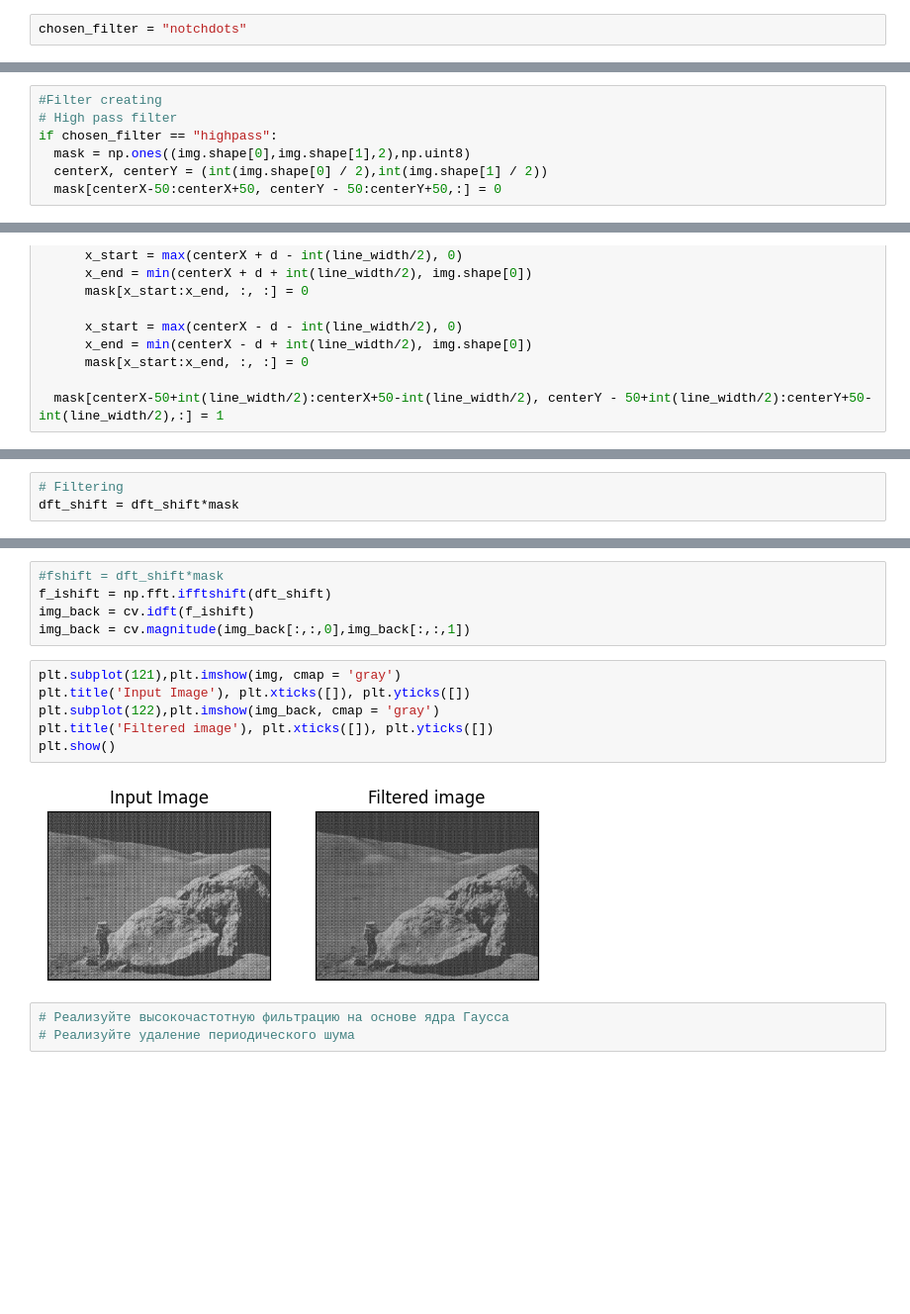
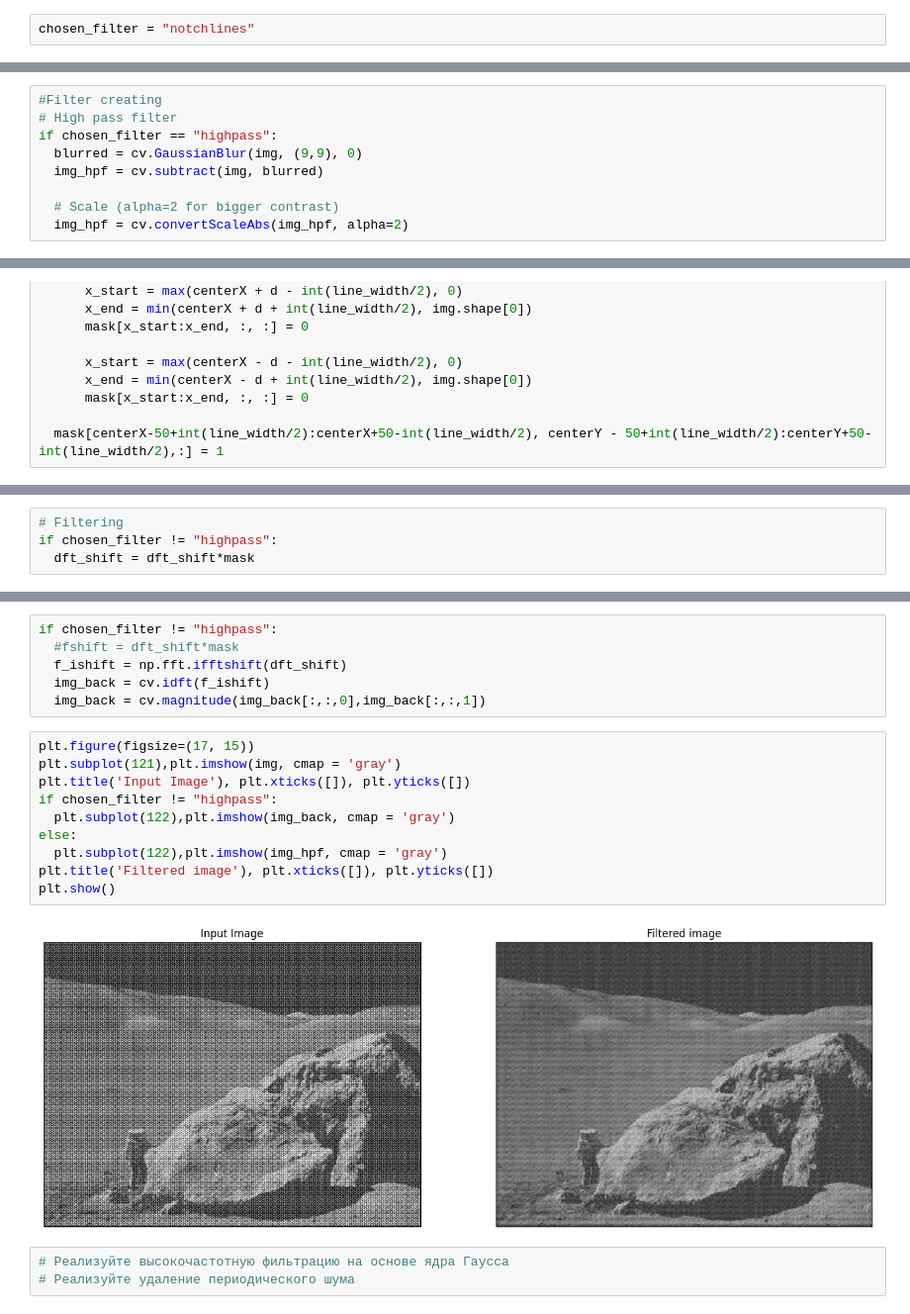
Before and after one commit to otherdelusions/IP_Practice, a Jupyter notebook: Practice_5/Practice_5_fft.ipynb, the cells around one changed output, grey strips where cells are left out. Shown at 99% size. Cells and saved outputs as stored; diff of their text form; blank space fills up the shorter version.

```diff
--- a/Practice_5/Practice_5_fft.ipynb
+++ b/Practice_5/Practice_5_fft.ipynb
@@ -18,7 +18,7 @@ plt.show()
 # %% [output]
 [figure]
 # %%
-chosen_filter = "notchdots"
+chosen_filter = "notchlines"
 # %%
 #Filter creating
 # Low pass filter
@@ -30,6 +32,8 @@ if chosen_filter == "lowpass":
 #Filter creating
 # High pass filter
 if chosen_filter == "highpass":
-  mask = np.ones((img.shape[0],img.shape[1],2),np.uint8)
-  centerX, centerY = (int(img.shape[0] / 2),int(img.shape[1] / 2))
-  mask[centerX-50:centerX+50, centerY - 50:centerY+50,:] = 0
+  blurred = cv.GaussianBlur(img, (9,9), 0)
+  img_hpf = cv.subtract(img, blurred)
+
+  # Scale (alpha=2 for bigger contrast)
+  img_hpf = cv.convertScaleAbs(img_hpf, alpha=2)
@@ -95,4 +101,5 @@ plt.imshow(mask[:,:,0], cmap = 'gray')
 # %%
 # Filtering
-dft_shift = dft_shift*mask
+if chosen_filter != "highpass":
+  dft_shift = dft_shift*mask
 # %%
@@ -104,16 +111,21 @@ plt.imshow(filtering_magn_res, cmap='gray')
 # %%
-#fshift = dft_shift*mask
-f_ishift = np.fft.ifftshift(dft_shift)
-img_back = cv.idft(f_ishift)
-img_back = cv.magnitude(img_back[:,:,0],img_back[:,:,1])
+if chosen_filter != "highpass":
+  #fshift = dft_shift*mask
+  f_ishift = np.fft.ifftshift(dft_shift)
+  img_back = cv.idft(f_ishift)
+  img_back = cv.magnitude(img_back[:,:,0],img_back[:,:,1])
 # %%
+plt.figure(figsize=(17, 15))
 plt.subplot(121),plt.imshow(img, cmap = 'gray')
 plt.title('Input Image'), plt.xticks([]), plt.yticks([])
-plt.subplot(122),plt.imshow(img_back, cmap = 'gray')
+if chosen_filter != "highpass":
+  plt.subplot(122),plt.imshow(img_back, cmap = 'gray')
+else:
+  plt.subplot(122),plt.imshow(img_hpf, cmap = 'gray')
 plt.title('Filtered image'), plt.xticks([]), plt.yticks([])
 plt.show()
 # %% [output]
-[figure, old version]
+[figure, new version]
 # %%
 # Реализуйте высокочастотную фильтрацию на основе ядра Гаусса
 # Реализуйте удаление периодического шума
```
Also changed, not shown: parts of 4 cells of this notebook, 1 other file.
